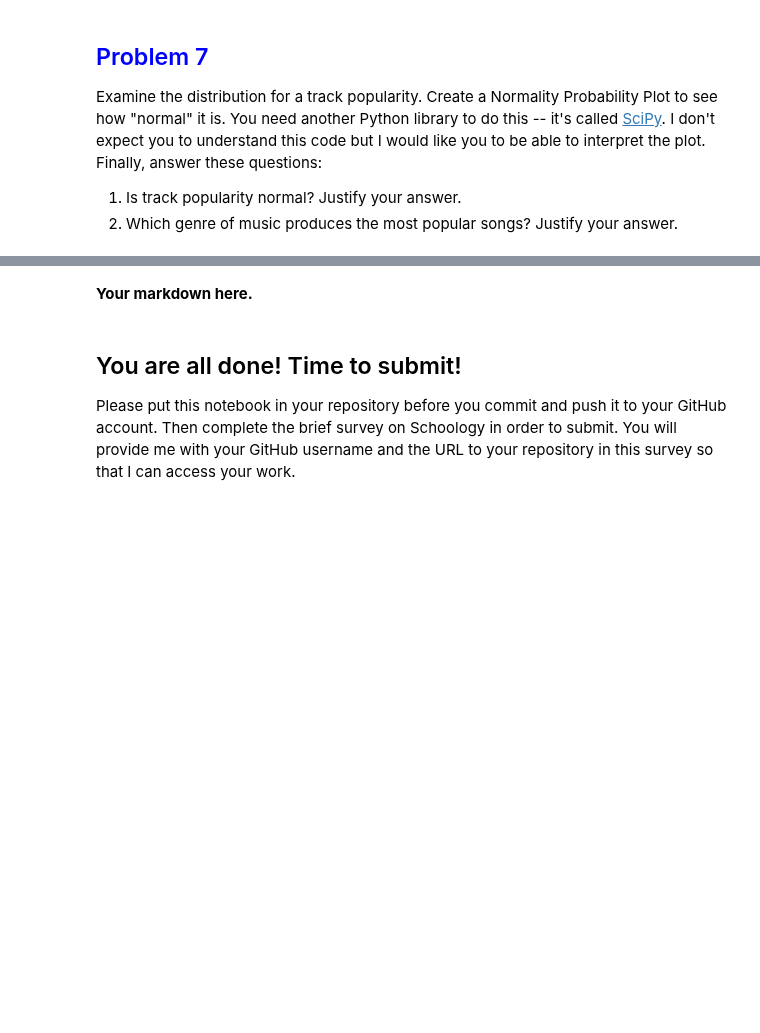
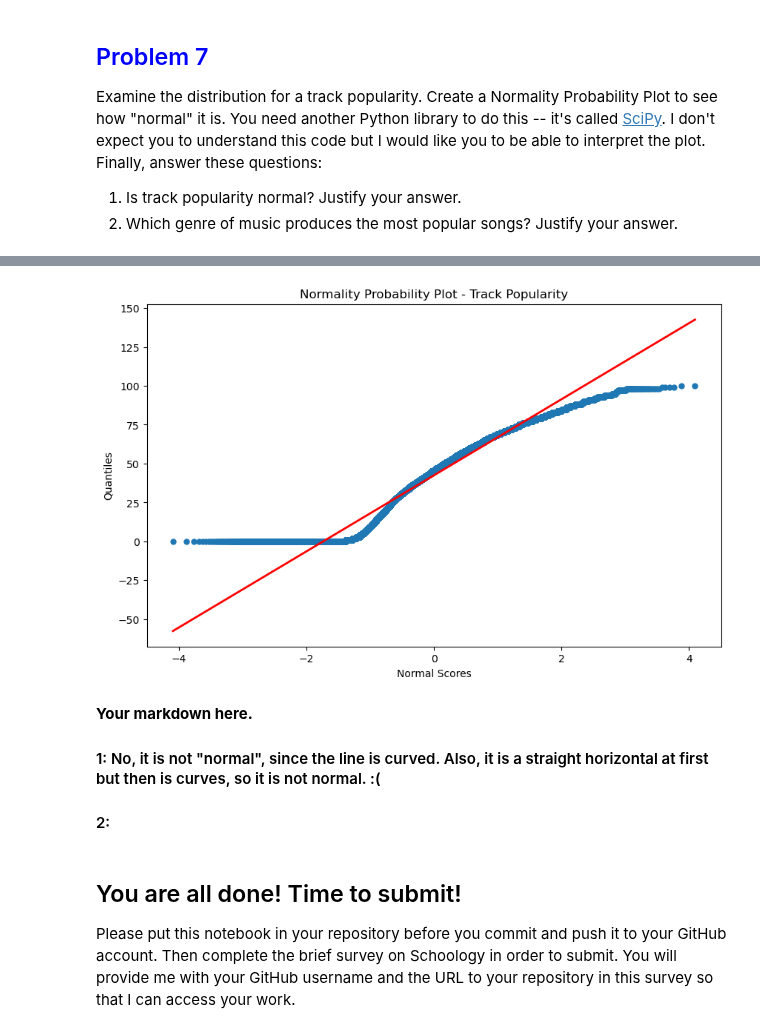
Before and after one commit to IsaacG-L/AI, a Jupyter notebook: Semester 1/Sub Day/Problem Set - Transforming Data.ipynb, the cells around one changed output, grey strips where cells are left out. Cells and saved outputs as stored; diff of their text form; code cells hidden in the pictures; blank space fills up the shorter version.

```diff
--- a/Semester 1/Sub Day/Problem Set - Transforming Data.ipynb
+++ b/Semester 1/Sub Day/Problem Set - Transforming Data.ipynb
@@ -282,19 +303,23 @@ Examine the distribution for a track popularity. Create a Normality Probability
 # %%
 # Normality Probability Plot Code
 from scipy import stats
 import matplotlib.pyplot as plt
-(osm, osr), (slope, intercept, r) = stats.probplot(df["track_popularity"])
+(osm, osr), (slope, intercept, r) = stats.probplot(data["track_popularity"])
 plt.figure(figsize=(10, 6))
 plt.plot(osm, osr, 'o', markersize=5)
 plt.plot(osm, slope * osm + intercept, 'r', linewidth=2)
 plt.title('Normality Probability Plot - Track Popularity')
 plt.xlabel('Normal Scores')
 plt.ylabel('Quantiles')
 plt.show()
+# %% [output]
+[figure, added]
 # %%
 # Other code here
 # %% [markdown]
 **Your markdown here.**
+#### 1: No, it is not "normal", since the line is curved. Also, it is a straight horizontal at first but then is curves, so it is not normal. :(
+#### 2:
 # %% [markdown]
 ## You are all done! Time to submit!
 Please put this notebook in your repository before you commit and push it to your GitHub account. Then complete the brief survey on Schoology in order to submit. You will provide me with your GitHub username and the URL to your repository in this survey so that I can access your work.
```
Also changed, not shown: parts of 12 cells of this notebook, 1 other file.
